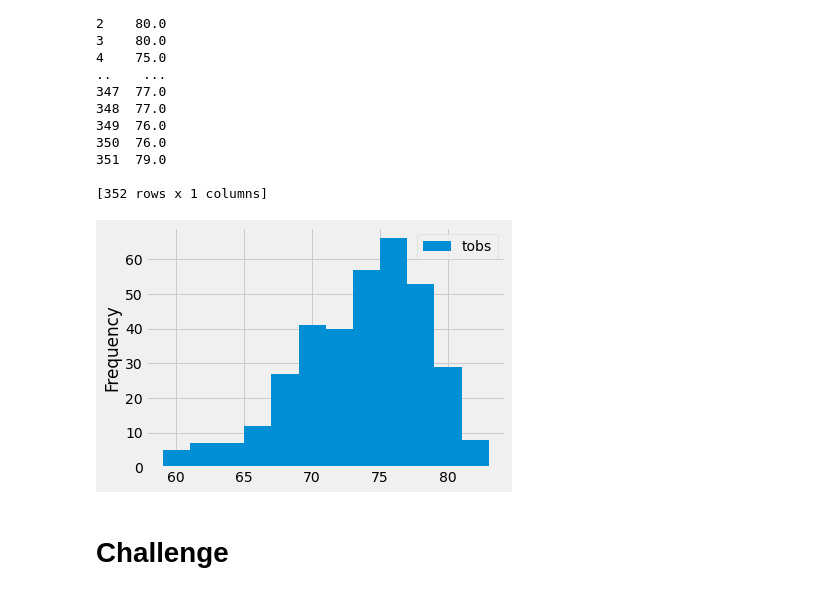
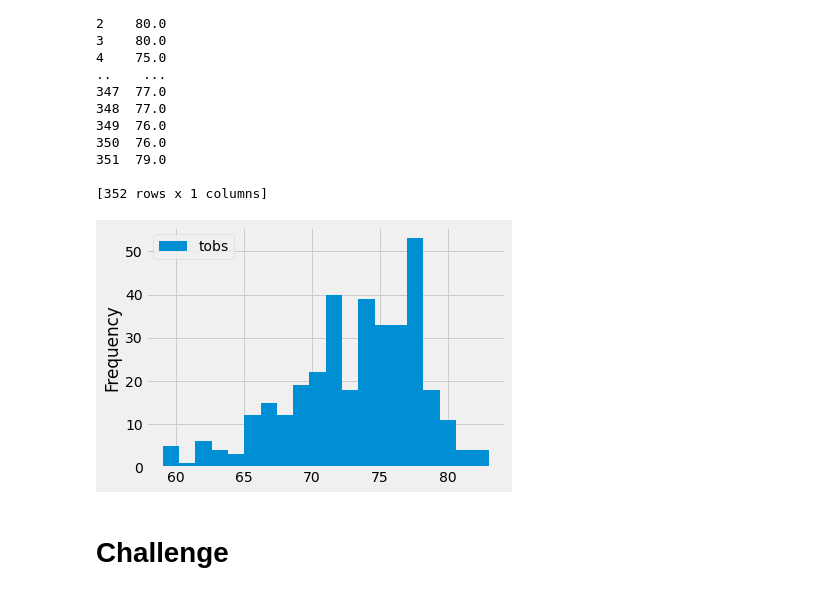
Before and after one commit to BooneyBeCoding/surfs_up, a Jupyter notebook: climate_analysis.ipynb, the cells around one changed output. Drawn from its saved outputs; the diff is of its cells as text; code cells hidden in the pictures.

```diff
--- a/climate_analysis.ipynb
+++ b/climate_analysis.ipynb
@@ -124,10 +124,10 @@ print(df)
 
 [352 rows x 1 columns]
 # %%
-df.plot.hist(bins=12)
+df.plot.hist(bins=20)
 plt.tight_layout()
 # %% [output]
-[figure, old version]
+[figure, new version]
 # %%
 # Write a function called `calc_temps` that will accept start date and end date in the format '%Y-%m-%d'
 # and return the minimum, average, and maximum temperatures for that range of dates
```
Also changed, not shown: 1 other file.
